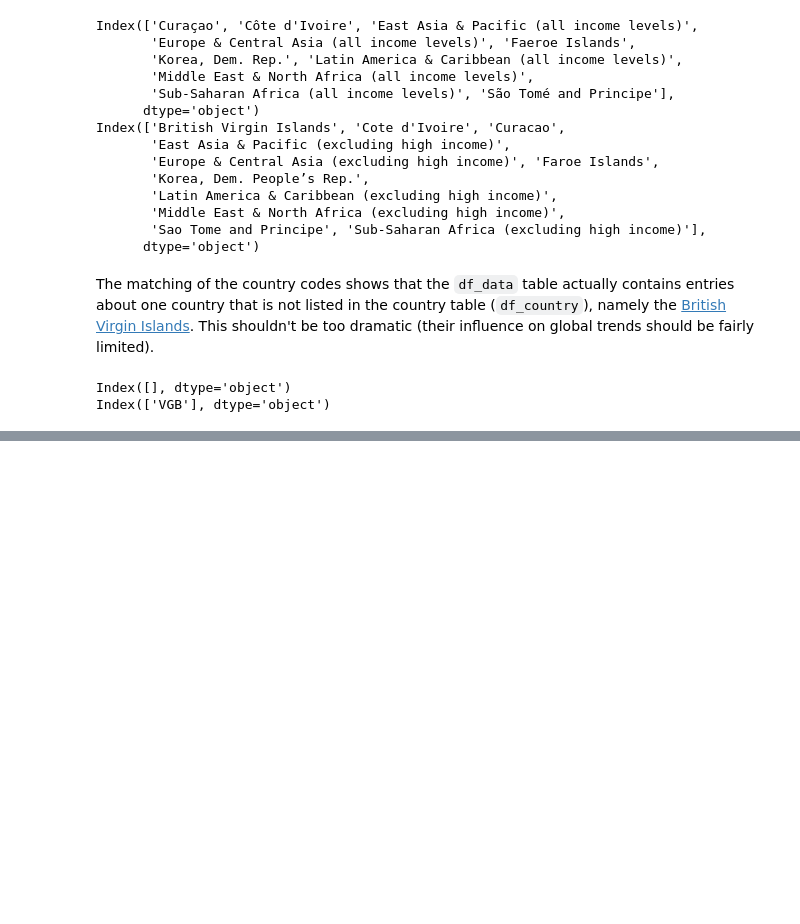
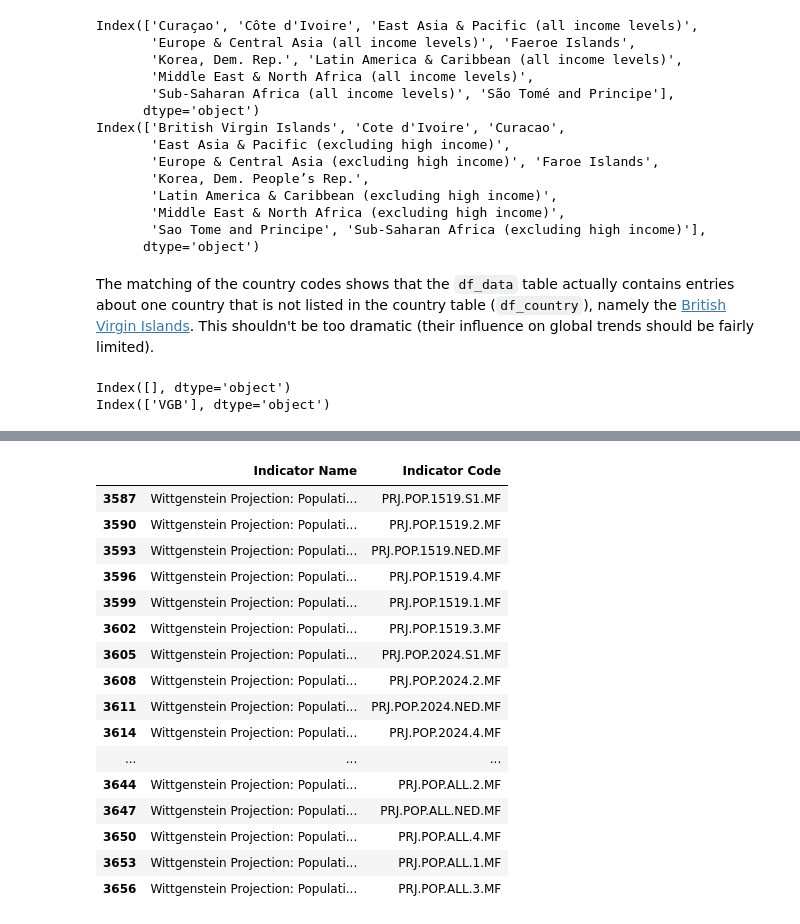
Before and after one commit to felixnext/ds_global-education, a Jupyter notebook: 11_exp_edstats.ipynb, the cells around one changed output, grey strips where cells are left out. Cells and saved outputs as stored; diff of their text form; code cells hidden in the pictures; blank space fills up the shorter version.

```diff
--- a/11_exp_edstats.ipynb
+++ b/11_exp_edstats.ipynb
@@ -184,0 +242,21 @@ Our next goal is to identify the indicators that are relevant for our questions
+# %%
+# search for population applicable to education
+df_inds[df_inds['Indicator Name'].str.contains('Population .* highest level .* Total', regex=True)]
+# %% [output]
+|  | Indicator Name | Indicator Code |
+| 3587 | Wittgenstein Projection: Populati... | PRJ.POP.1519.S1.MF |
+| 3590 | Wittgenstein Projection: Populati... | PRJ.POP.1519.2.MF |
+| 3593 | Wittgenstein Projection: Populati... | PRJ.POP.1519.NED.MF |
+| 3596 | Wittgenstein Projection: Populati... | PRJ.POP.1519.4.MF |
+| 3599 | Wittgenstein Projection: Populati... | PRJ.POP.1519.1.MF |
+| 3602 | Wittgenstein Projection: Populati... | PRJ.POP.1519.3.MF |
+| 3605 | Wittgenstein Projection: Populati... | PRJ.POP.2024.S1.MF |
+| 3608 | Wittgenstein Projection: Populati... | PRJ.POP.2024.2.MF |
+| 3611 | Wittgenstein Projection: Populati... | PRJ.POP.2024.NED.MF |
+| 3614 | Wittgenstein Projection: Populati... | PRJ.POP.2024.4.MF |
+| ... | ... | ... |
+| 3644 | Wittgenstein Projection: Populati... | PRJ.POP.ALL.2.MF |
+| 3647 | Wittgenstein Projection: Populati... | PRJ.POP.ALL.NED.MF |
+| 3650 | Wittgenstein Projection: Populati... | PRJ.POP.ALL.4.MF |
+| 3653 | Wittgenstein Projection: Populati... | PRJ.POP.ALL.1.MF |
+| 3656 | Wittgenstein Projection: Populati... | PRJ.POP.ALL.3.MF |
```
Also changed, not shown: parts of 12 cells of this notebook, 1 other file.
